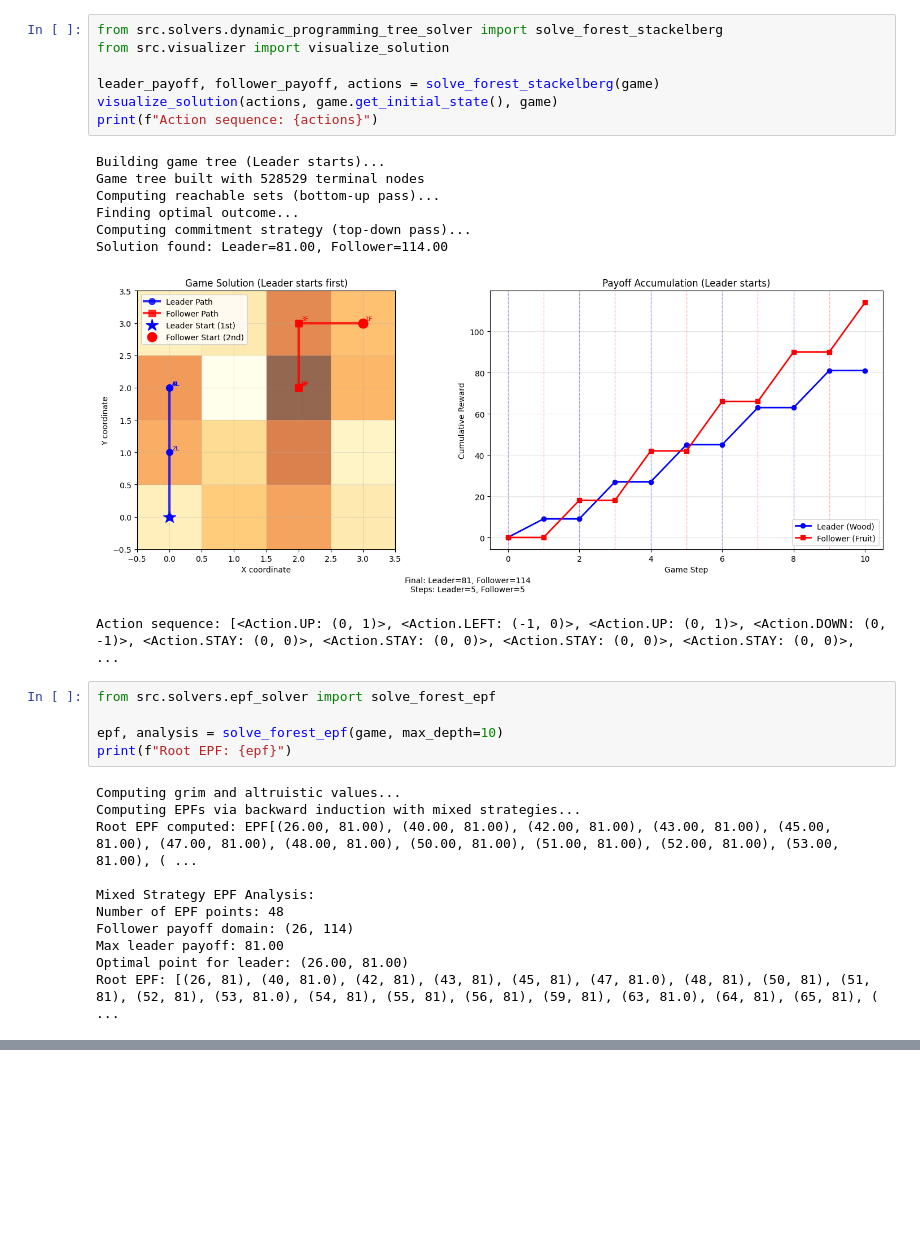
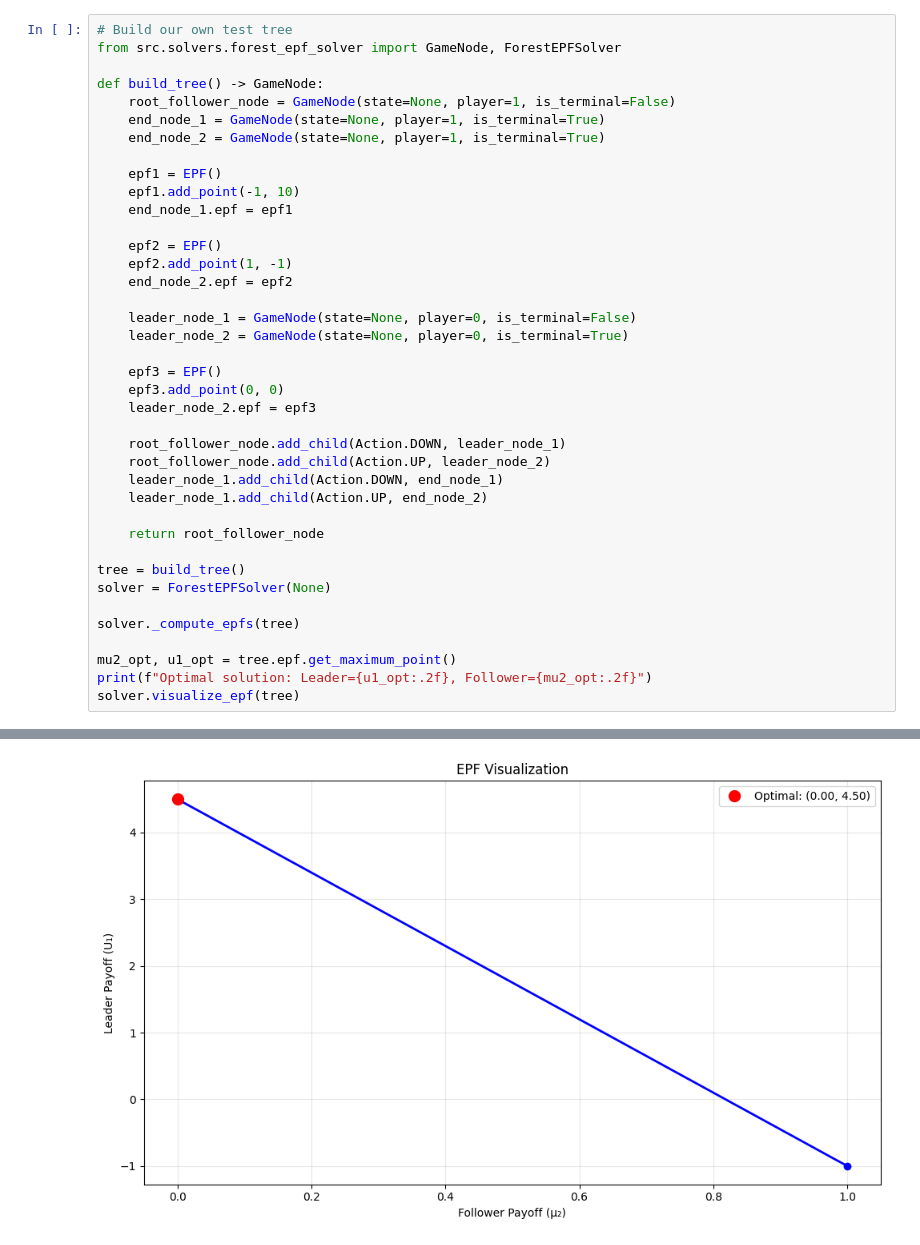
Before and after one commit to Prog-Neuro-Com/Stackelberg-MDP-Game, a Jupyter notebook: quick_start.ipynb, the cells around one changed output, grey strips where cells are left out. Saved outputs shown, nothing was run; the diff lists cells and outputs as text; blank space fills up the shorter version.

Commit message:
complete epf solver

```diff
--- a/quick_start.ipynb
+++ b/quick_start.ipynb
@@ -28,32 +28,40 @@ game.visualize_forest()
-# %%
-from src.solvers.dynamic_programming_tree_solver import solve_forest_stackelberg
-from src.visualizer import visualize_solution
-
-leader_payoff, follower_payoff, actions = solve_forest_stackelberg(game)
-visualize_solution(actions, game.get_initial_state(), game)
-print(f"Action sequence: {actions}")
-# %% [output]
-Building game tree (Leader starts)...
-Game tree built with 528529 terminal nodes
-Computing reachable sets (bottom-up pass)...
-Finding optimal outcome...
-Computing commitment strategy (top-down pass)...
-Solution found: Leader=81.00, Follower=114.00
-[figure, removed]
-Action sequence: [<Action.UP: (0, 1)>, <Action.LEFT: (-1, 0)>, <Action.UP: (0, 1)>, <Action.DOWN: (0, -1)>, <Action.STAY: (0, 0)>, <Action.STAY: (0, 0)>, <Action.STAY: (0, 0)>, <Action.STAY: (0, 0)>,  ...
-# %%
-from src.solvers.epf_solver import solve_forest_epf
-
-epf, analysis = solve_forest_epf(game, max_depth=10)
-print(f"Root EPF: {epf}")
-# %% [output]
-Computing grim and altruistic values...
-Computing EPFs via backward induction with mixed strategies...
-Root EPF computed: EPF[(26.00, 81.00), (40.00, 81.00), (42.00, 81.00), (43.00, 81.00), (45.00, 81.00), (47.00, 81.00), (48.00, 81.00), (50.00, 81.00), (51.00, 81.00), (52.00, 81.00), (53.00, 81.00), ( ...
-
-Mixed Strategy EPF Analysis:
-Number of EPF points: 48
-Follower payoff domain: (26, 114)
-Max leader payoff: 81.00
-Optimal point for leader: (26.00, 81.00)
-Root EPF: [(26, 81), (40, 81.0), (42, 81), (43, 81), (45, 81), (47, 81.0), (48, 81), (50, 81), (51, 81), (52, 81), (53, 81.0), (54, 81), (55, 81), (56, 81), (59, 81), (63, 81.0), (64, 81), (65, 81), ( ...
+# %%
+# Build our own test tree
+from src.solvers.forest_epf_solver import GameNode, ForestEPFSolver
+
+def build_tree() -> GameNode:
+    root_follower_node = GameNode(state=None, player=1, is_terminal=False)
+    end_node_1 = GameNode(state=None, player=1, is_terminal=True)
+    end_node_2 = GameNode(state=None, player=1, is_terminal=True)
+
+    epf1 = EPF()
+    epf1.add_point(-1, 10)
+    end_node_1.epf = epf1
+
+    epf2 = EPF()
+    epf2.add_point(1, -1)
+    end_node_2.epf = epf2
+
+    leader_node_1 = GameNode(state=None, player=0, is_terminal=False)
+    leader_node_2 = GameNode(state=None, player=0, is_terminal=True)
+
+    epf3 = EPF()
+    epf3.add_point(0, 0)
+    leader_node_2.epf = epf3
+
+    root_follower_node.add_child(Action.DOWN, leader_node_1)
+    root_follower_node.add_child(Action.UP, leader_node_2)
+    leader_node_1.add_child(Action.DOWN, end_node_1)
+    leader_node_1.add_child(Action.UP, end_node_2)
+
+    return root_follower_node
+
+tree = build_tree()
+solver = ForestEPFSolver(None)
+
+solver._compute_epfs(tree)
+
+mu2_opt, u1_opt = tree.epf.get_maximum_point()
+print(f"Optimal solution: Leader={u1_opt:.2f}, Follower={mu2_opt:.2f}")
+solver.visualize_epf(tree)
+# %% [output]
@@ -59,0 +69 @@ Root EPF: [(26, 81), (40, 81.0), (42, 81), (43, 81), (45, 81), (47, 81.0), (48,
+[figure, added]
```
Also changed, not shown: parts of 4 cells of this notebook, 9 other files.
